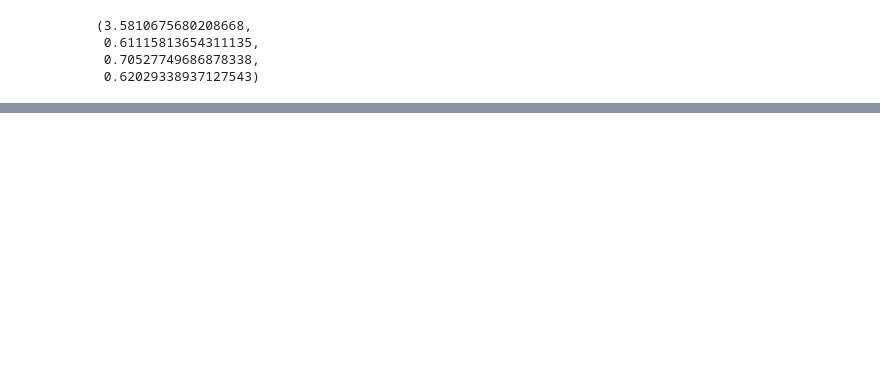
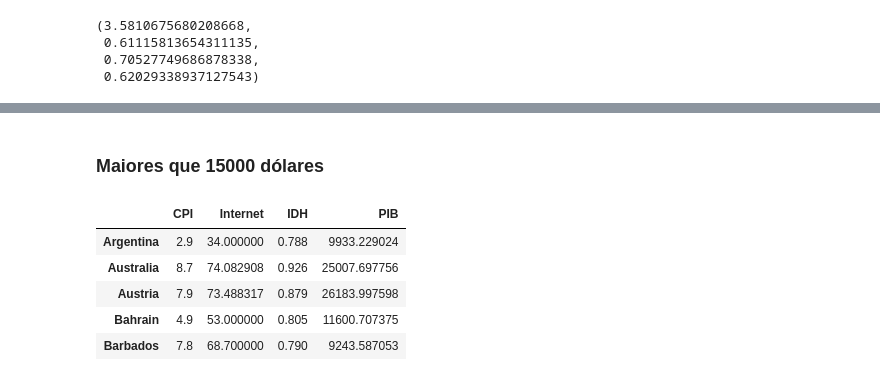
Before and after one commit to decoejz/CDP3, a Jupyter notebook: Projeto 3.ipynb, the cells around one changed output, grey strips where cells are left out. Saved outputs shown, nothing was run; the diff lists cells and outputs as text; code cells hidden in the pictures; blank space fills up the shorter version.

```diff
--- a/Projeto 3.ipynb
+++ b/Projeto 3.ipynb
@@ -274,0 +275,17 @@ Correlação(XY) = 0.0790962406425
+# %% [markdown]
+### Maiores que 15000 dólares
+# %%
+#Entre 1000 e 4000 dólares
+grupo2 = pd.DataFrame()
+grupo2['CPI']=subgrupos[subgrupos.Renda > corte].CPI
+grupo2['Internet']=subgrupos[subgrupos.Renda > corte].Internet
+grupo2['IDH']=subgrupos[subgrupos.Renda > corte].IDH
+grupo2['PIB']=subgrupos[subgrupos.Renda > corte].Renda
+grupo2.head()
+# %% [output]
+|  | CPI | Internet | IDH | PIB |
+| Argentina | 2.9 | 34.000000 | 0.788 | 9933.229024 |
+| Australia | 8.7 | 74.082908 | 0.926 | 25007.697756 |
+| Austria | 7.9 | 73.488317 | 0.879 | 26183.997598 |
+| Bahrain | 4.9 | 53.000000 | 0.805 | 11600.707375 |
+| Barbados | 7.8 | 68.700000 | 0.790 | 9243.587053 |
```
Also changed, not shown: parts of 19 cells of this notebook.
